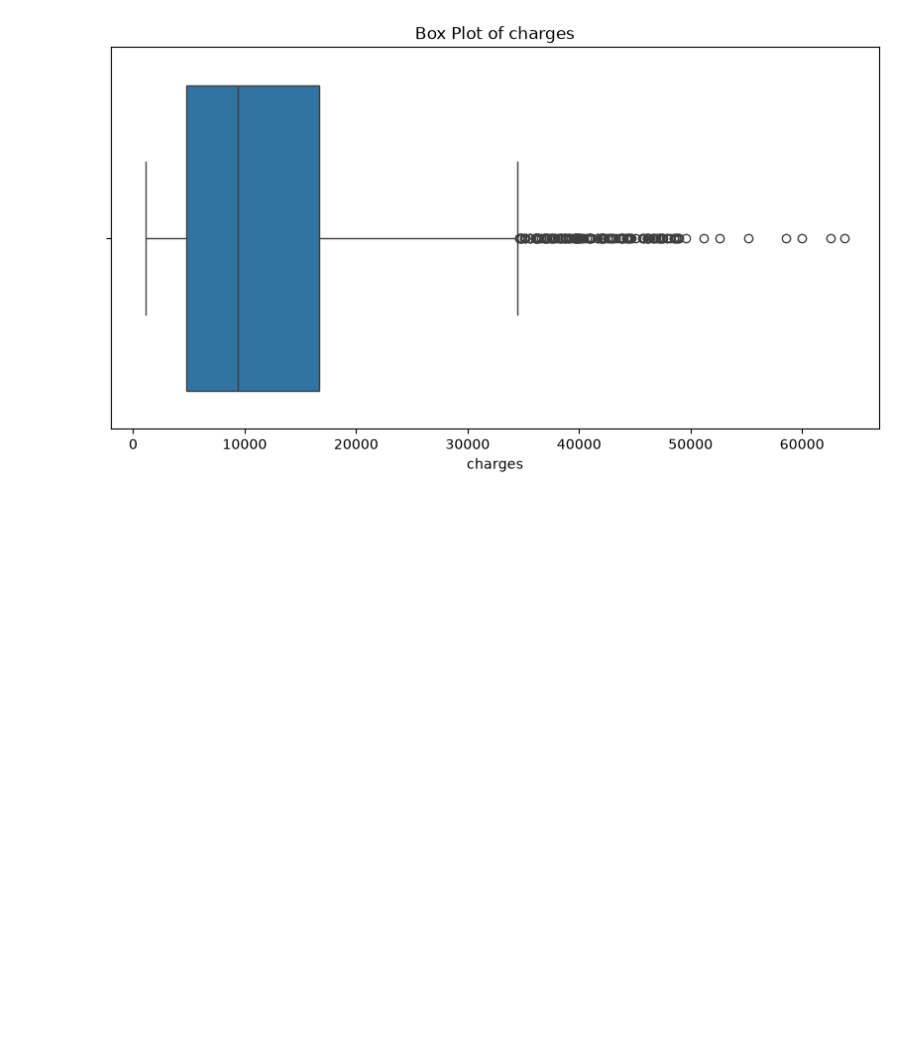
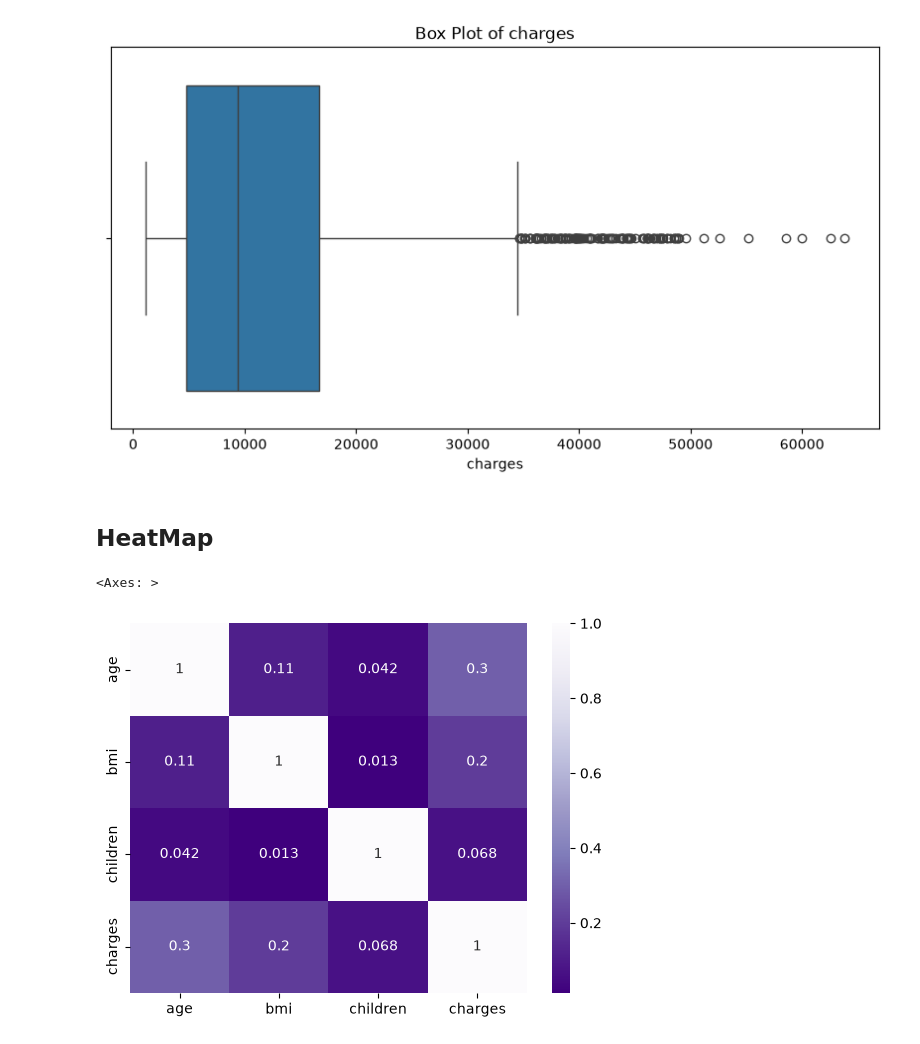
Before and after one commit to Yogeshch06/EDA, a Jupyter notebook: EDA_insurance/Insurance.ipynb, the cells around one changed output. Saved outputs shown, nothing was run; the diff lists cells and outputs as text; code cells hidden in the pictures; blank space fills up the shorter version.

```diff
--- a/EDA_insurance/Insurance.ipynb
+++ b/EDA_insurance/Insurance.ipynb
@@ -115,3 +115,15 @@ for i in num:
 [figure]
 [figure]
 [figure]
+# %% [markdown]
+## HeatMap
+# %%
+corr = ins[num].corr()
+sns.heatmap(
+    data= corr,
+    annot=True,
+    cmap='Purples_r'
+)
+# %% [output]
+<Axes: >
+[figure, added]
```
Also changed, not shown: parts of 2 cells of this notebook, 4 other files.
